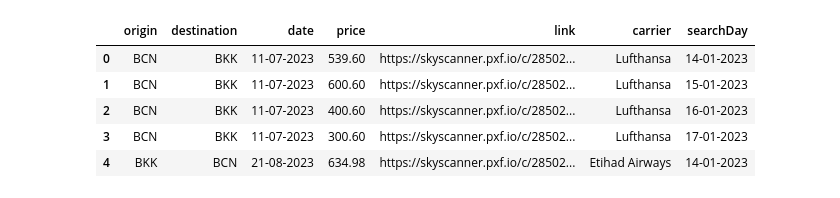
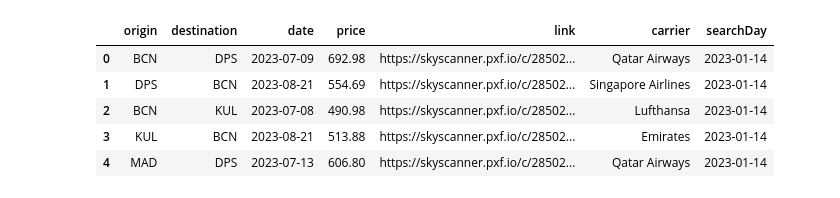
Before and after one commit to ivaaanrm/best-flights, a Jupyter notebook: best_deals.ipynb, the cells around one changed output. Saved outputs shown, nothing was run; the diff lists cells and outputs as text; code cells hidden in the pictures.

```diff
--- a/best_deals.ipynb
+++ b/best_deals.ipynb
@@ -7,9 +6,0 @@ flights = pd.read_csv('itineraries.csv')
-# %%
-flights.head()
-# %% [output]
-|  | origin | destination | date | price | link | carrier | searchDay |
-| 0 | BCN | BKK | 11-07-2023 | 539.60 | https://skyscanner.pxf.io/c/28502... | Lufthansa | 14-01-2023 |
-| 1 | BCN | BKK | 11-07-2023 | 600.60 | https://skyscanner.pxf.io/c/28502... | Lufthansa | 15-01-2023 |
-| 2 | BCN | BKK | 11-07-2023 | 400.60 | https://skyscanner.pxf.io/c/28502... | Lufthansa | 16-01-2023 |
-| 3 | BCN | BKK | 11-07-2023 | 300.60 | https://skyscanner.pxf.io/c/28502... | Lufthansa | 17-01-2023 |
-| 4 | BKK | BCN | 21-08-2023 | 634.98 | https://skyscanner.pxf.io/c/28502... | Etihad Airways | 14-01-2023 |
@@ -16 +14,12 @@ flights.head()
+# %%
+flights.head()
+
+flights[flights['searchDay'] == datetime.today()]
+# %% [output]
+|  | origin | destination | date | price | link | carrier | searchDay |
+| 0 | BCN | DPS | 2023-07-09 | 692.98 | https://skyscanner.pxf.io/c/28502... | Qatar Airways | 2023-01-14 |
+| 1 | DPS | BCN | 2023-08-21 | 554.69 | https://skyscanner.pxf.io/c/28502... | Singapore Airlines | 2023-01-14 |
+| 2 | BCN | KUL | 2023-07-08 | 490.98 | https://skyscanner.pxf.io/c/28502... | Lufthansa | 2023-01-14 |
+| 3 | KUL | BCN | 2023-08-21 | 513.88 | https://skyscanner.pxf.io/c/28502... | Emirates | 2023-01-14 |
+| 4 | MAD | DPS | 2023-07-13 | 606.80 | https://skyscanner.pxf.io/c/28502... | Qatar Airways | 2023-01-14 |
 # %%
```
Also changed, not shown: parts of 9 cells of this notebook, 4 other files.
